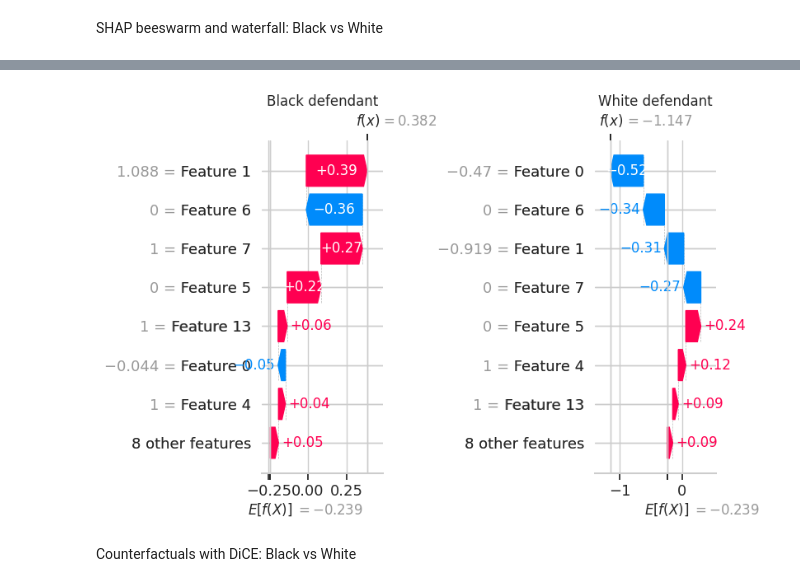
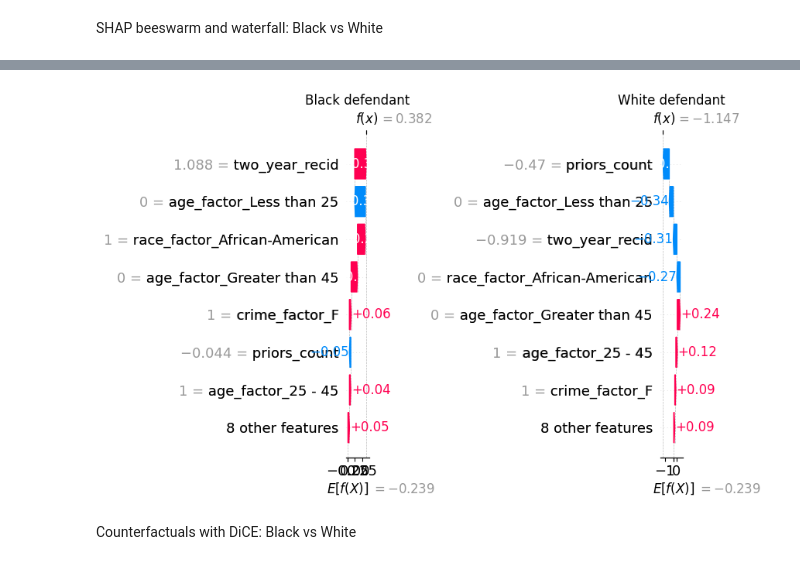
Before and after one commit to isambilo/rML, a Jupyter notebook: ASSN02_COMPAS.ipynb, the cells around one changed output, grey strips where cells are left out. Saved outputs shown, nothing was run; the diff lists cells and outputs as text; code cells hidden in the pictures.

```diff
--- a/ASSN02_COMPAS.ipynb
+++ b/ASSN02_COMPAS.ipynb
@@ -137,6 +155,11 @@ memory usage: 453.6 KB
 # %% [markdown]
 Higher COMPAS scores are slightly correlated with a longer length of stay.
 # %%
-df["length_of_stay"] = (df["c_jail_out"] - df["c_jail_in"]).dt.days
+# Length of stay (in days)
+df["length_of_stay"] = (
+    df["c_jail_out"].dt.normalize() - df["c_jail_in"].dt.normalize()
+    ).dt.days
+
+# Correlation
 df["length_of_stay"].corr(df["decile_score"])
 # %% [output]
@@ -312,13 +372,3 @@ df["pred_class"] = np.where(df["pred_prob"] >= 0.5, 1, 0)
-# %%
-pred_cat = pd.Categorical(
-    df["pred_class"],
-    categories=[0, 1],
-    ordered=True
-)
-
-pred_cat = pred_cat.rename_categories(["No Recid", "Recid"])
-
-df["pred_class"] = pred_cat
 # %%
 print("\n── Overall Confusion Matrix ──────────────────────────────────────────\n")
 
@@ -637,31 +777,76 @@ The masker line was removed because it triggered SHAP’s additivity error when
 # %%
-!pip install shap # install if necessary
+# If needed in Colab:
+# !pip install shap
+
 import shap
+import matplotlib.pyplot as plt
+import numpy as np
 
-X_test_enc = preprocessor.transform(X_test)
-feat_names = (["priors_count", "two_year_recid"] +
-list(preprocessor.named_transformers_["cat"].get_feature_names_out(
-    ["gender_factor", "age_factor", "race_factor", "crime_factor"])))
-explainer_shap = shap.Explainer(
-    gbt_pipeline["classifier"]
-    )
-shap_values = explainer_shap(X_test_enc)
+# Use the fitted components from the trained GBT pipeline
+fitted_preprocessor = gbt_pipeline.named_steps["preprocessor"]
+fitted_classifier = gbt_pipeline.named_steps["classifier"]
 
-# Global beeswarm
-shap.summary_plot(shap_values, X_test_enc,
-feature_names=feat_names)
+# Encode test data with the fitted preprocessor
+X_test_enc = fitted_preprocessor.transform(X_test)
+X_test_enc_array = X_test_enc.toarray() if hasattr(X_test_enc, "toarray") else X_test_enc
 
-# Waterfall: Black defendant
+# Feature names after preprocessing
+cat_feature_names = list(
+    fitted_preprocessor.named_transformers_["cat"].get_feature_names_out(categorical_features)
+)
+feat_names = numeric_features + cat_feature_names
+
+# SHAP explainer for tree model
+explainer_shap = shap.TreeExplainer(fitted_classifier)
+shap_values = explainer_shap.shap_values(X_test_enc_array)
+
+# Global summary plot
+shap.summary_plot(
+    shap_values,
+    X_test_enc_array,
+    feature_names=feat_names,
+    show=False
+)
+plt.tight_layout()
+plt.show()
+
+# Waterfall plots for selected Black and White defendants
 black_loc = X_test.index.get_loc(black_idx)
 white_loc = X_test.index.get_loc(white_idx)
+
+expected_value = explainer_shap.expected_value
+
+if isinstance(expected_value, (list, np.ndarray)):
+    if np.ndim(expected_value) == 0:
+        base_value = float(expected_value)
+    elif len(expected_value) == 1:
+        base_value = float(expected_value[0])
+    else:
+        base_value = float(expected_value[1])
+else:
+    base_value = float(expected_value)
+
 fig, axes = plt.subplots(1, 2, figsize=(14, 5))
+
 for ax, loc, label in [
     (axes[0], black_loc, "Black defendant"),
-     (axes[1], white_loc, "White defendant")]:
-     plt.sca(ax)
-     shap.waterfall_plot(shap_values[loc],
-max_display=8,show=False)
-     ax.set_title(label)
+    (axes[1], white_loc, "White defendant"),
+]:
+    plt.sca(ax)
+
+    explanation = shap.Explanation(
+        values=shap_values[loc],
+        base_values=base_value,
+        data=X_test_enc_array[loc],
+        feature_names=feat_names,
+    )
+
+    shap.waterfall_plot(
+        explanation,
+        max_display=8,
+        show=False
+    )
+    ax.set_title(label)
 
 plt.tight_layout()
 plt.show()
@@ -670,3 +855,3 @@ plt.show()
-[figure, old version]
+[figure, new version]
 # %% [markdown]
 Counterfactuals with DiCE: Black vs White
```
Also changed, not shown: parts of 53 cells of this notebook.
